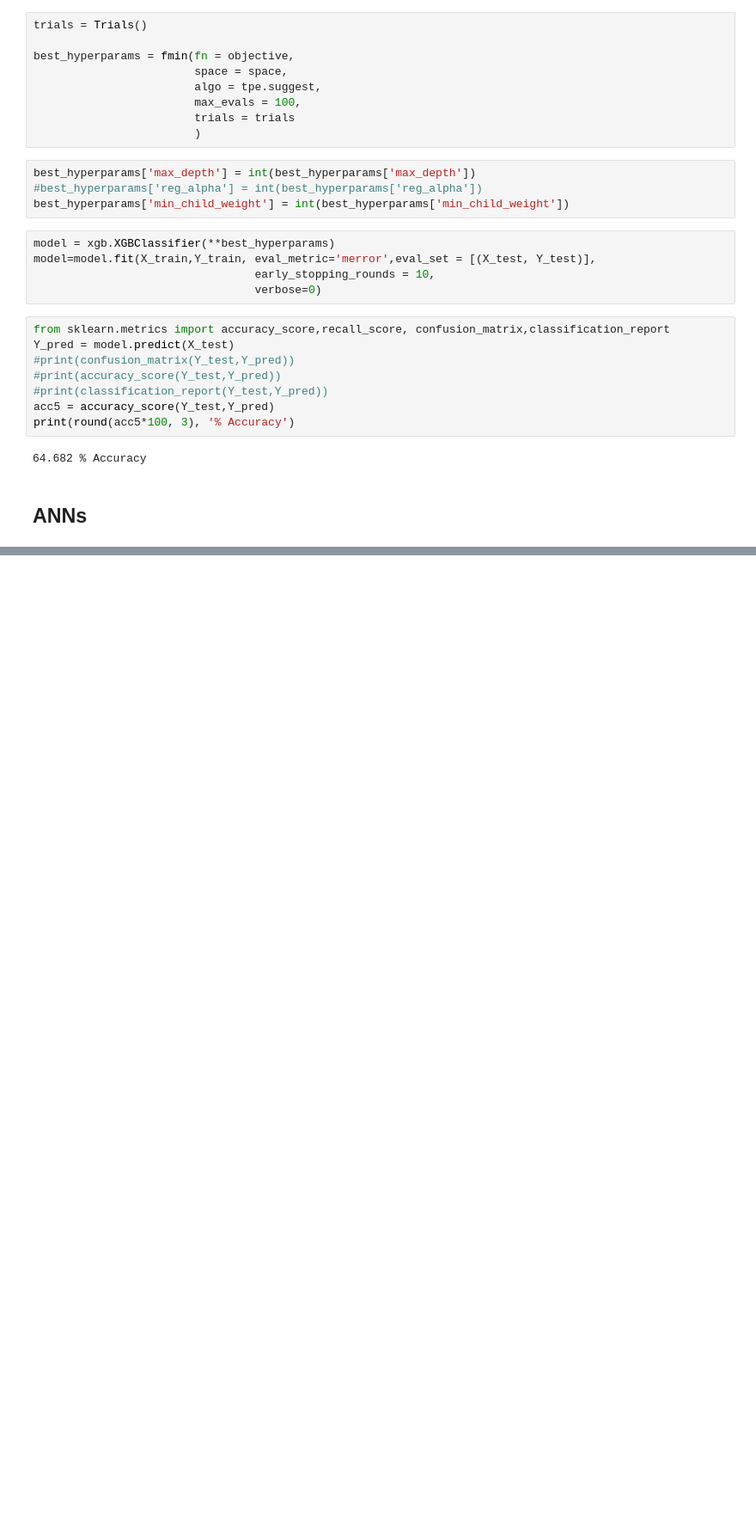
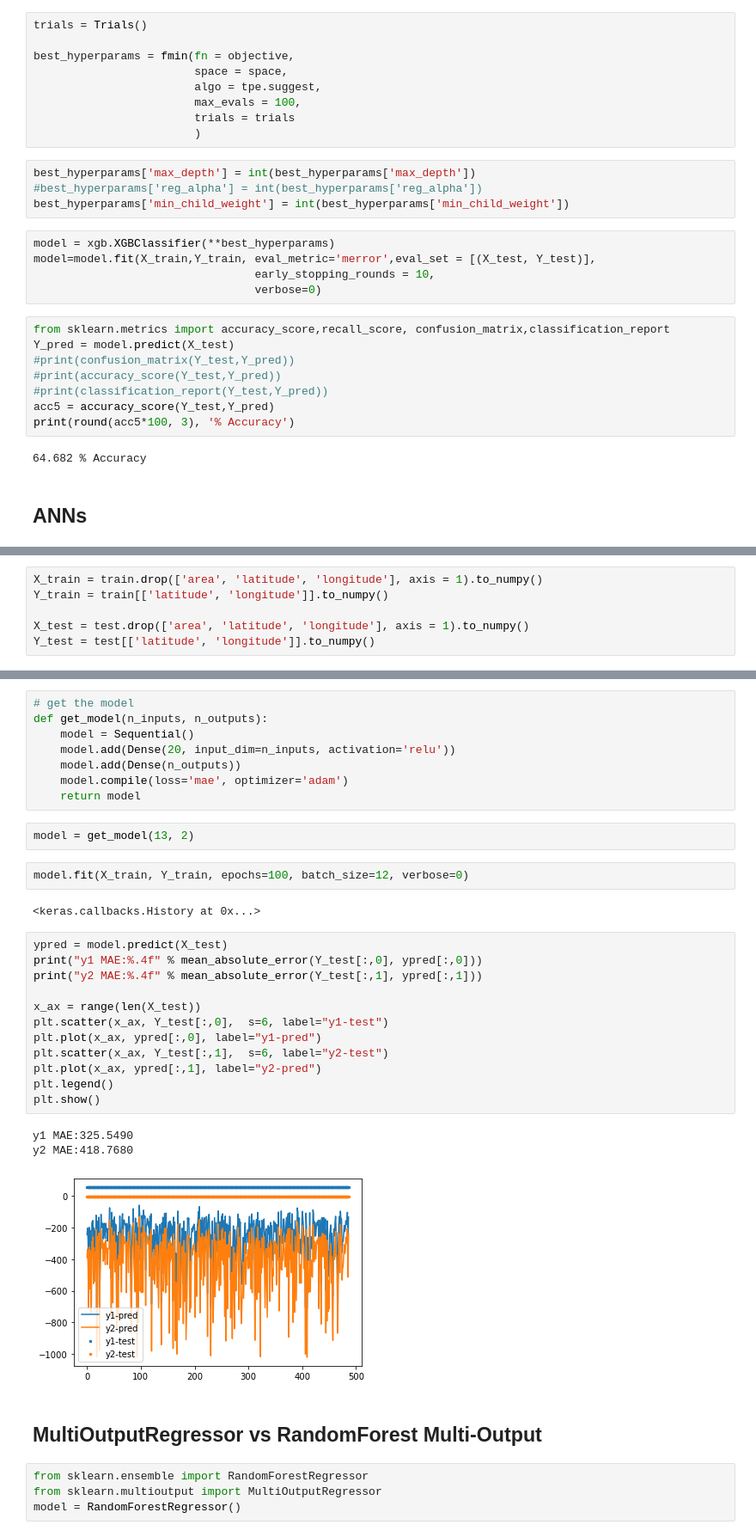
Before and after one commit to andrewtobin99/Final-Year-Project, a Jupyter notebook: house_pricing_v4.ipynb, the cells around one changed output, grey strips where cells are left out. Shown: that part at 86% size. Cells and saved outputs as stored; diff of their text form; blank space fills up the shorter version.

```diff
--- a/house_pricing_v4.ipynb
+++ b/house_pricing_v4.ipynb
@@ -836,0 +856,6 @@ import tensorflow as tf
+# %%
+X_train = train.drop(['area', 'latitude', 'longitude'], axis = 1).to_numpy()
+Y_train = train[['latitude', 'longitude']].to_numpy()
+
+X_test = test.drop(['area', 'latitude', 'longitude'], axis = 1).to_numpy()
+Y_test = test[['latitude', 'longitude']].to_numpy()
@@ -836,0 +890,36 @@ import tensorflow as tf
+# %%
+# get the model
+def get_model(n_inputs, n_outputs):
+	model = Sequential()
+	model.add(Dense(20, input_dim=n_inputs, activation='relu'))
+	model.add(Dense(n_outputs))
+	model.compile(loss='mae', optimizer='adam')
+	return model
+# %%
+model = get_model(13, 2)
+# %%
+model.fit(X_train, Y_train, epochs=100, batch_size=12, verbose=0)
+# %% [output]
+<keras.callbacks.History at 0x...>
+# %%
+ypred = model.predict(X_test)
+print("y1 MAE:%.4f" % mean_absolute_error(Y_test[:,0], ypred[:,0]))
+print("y2 MAE:%.4f" % mean_absolute_error(Y_test[:,1], ypred[:,1]))
+
+x_ax = range(len(X_test))
+plt.scatter(x_ax, Y_test[:,0],  s=6, label="y1-test")
+plt.plot(x_ax, ypred[:,0], label="y1-pred")
+plt.scatter(x_ax, Y_test[:,1],  s=6, label="y2-test")
+plt.plot(x_ax, ypred[:,1], label="y2-pred")
+plt.legend()
+plt.show()
+# %% [output]
+y1 MAE:325.5490
+y2 MAE:418.7680
+[figure, added]
+# %% [markdown]
+## MultiOutputRegressor vs RandomForest Multi-Output
+# %%
+from sklearn.ensemble import RandomForestRegressor
+from sklearn.multioutput import MultiOutputRegressor
+model = RandomForestRegressor()
```
Also changed, not shown: parts of 15 cells of this notebook.
